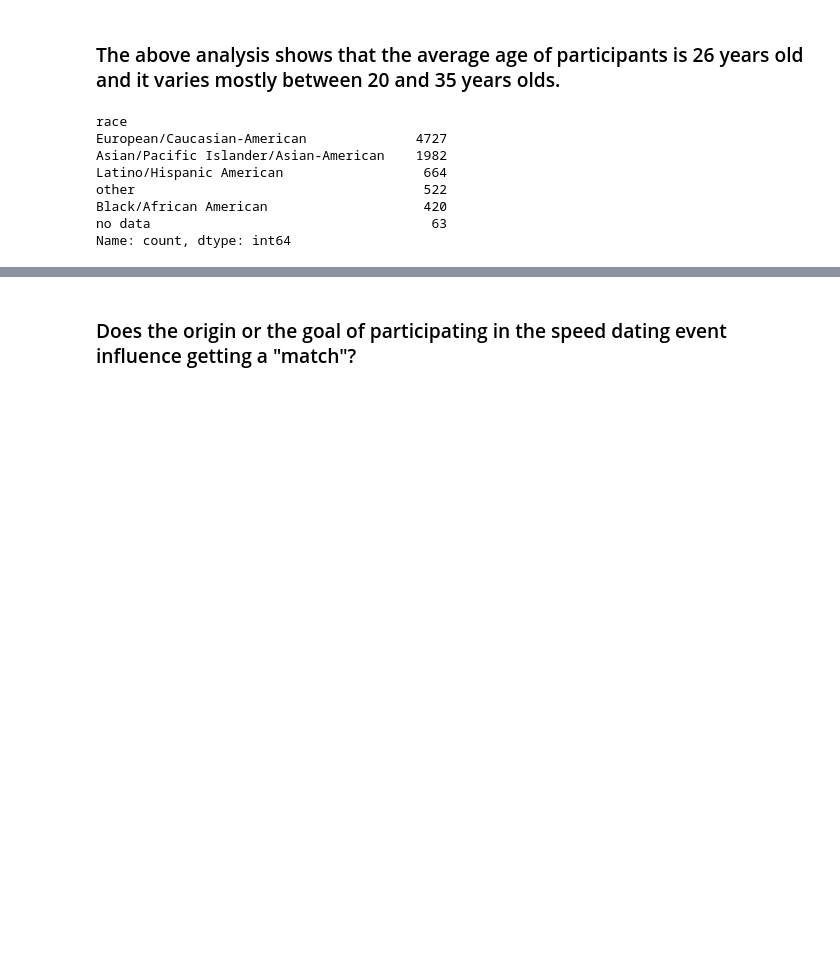
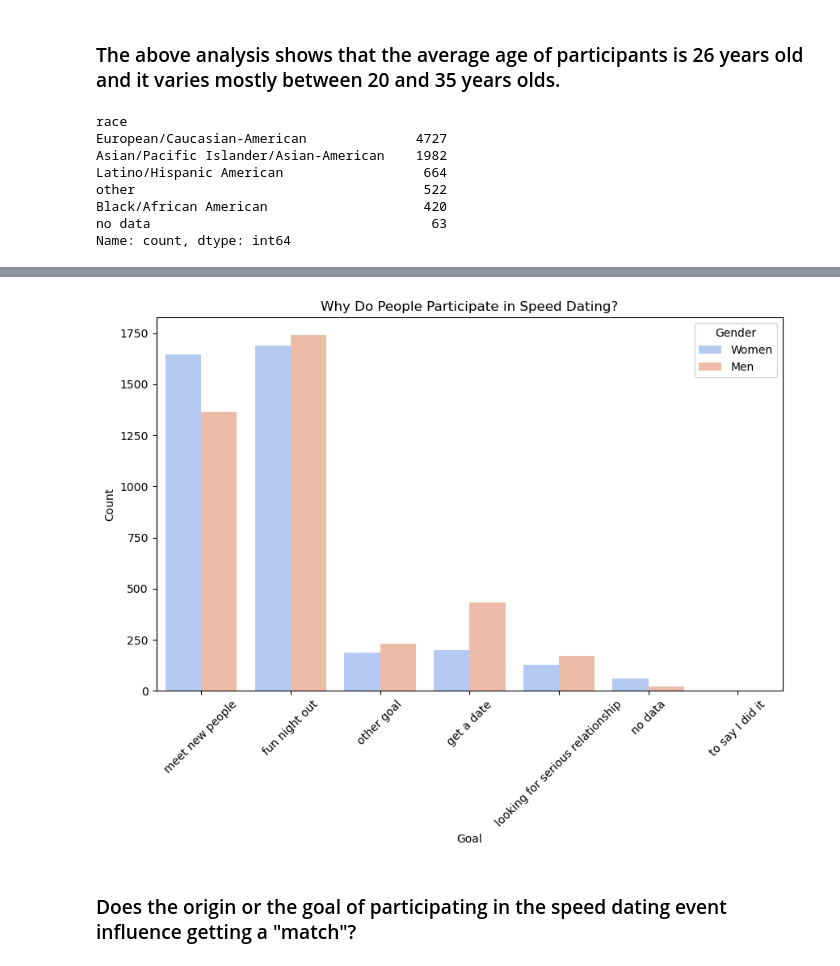
Before and after one commit to AgaHei/Speed_Dating_EDA, a Jupyter notebook: Project_Tinder_EDA.ipynb, the cells around one changed output, grey strips where cells are left out. Cells and saved outputs as stored; diff of their text form; code cells hidden in the pictures; blank space fills up the shorter version.

```diff
--- a/Project_Tinder_EDA.ipynb
+++ b/Project_Tinder_EDA.ipynb
@@ -287,6 +328,28 @@ array(['meet new people', 'fun night out', 'other goal', 'get a date',
 fig = px.histogram(df, x="goal", color="gender", category_orders=dict(goal=['meet new people', 'fun night out', 'other goal', 'get a date',
        'looking for serious relationship', 'no data', 'to say I dit it']), title="Why do people participate in Speed dating?")
 fig.show()
+# %%
+# Set figure size
+plt.figure(figsize=(10, 6))
+
+# Create Seaborn countplot (alternative to histogram for categorical data)
+sns.countplot(data=df, x="goal", hue="Gender", order=[
+    'meet new people', 'fun night out', 'other goal', 'get a date',
+    'looking for serious relationship', 'no data', 'to say I did it'
+], palette="coolwarm")
+
+# Add title & labels
+plt.title("Why Do People Participate in Speed Dating?")
+plt.xlabel("Goal")
+plt.ylabel("Count")
+
+# Rotate x-axis labels for better visibility
+plt.xticks(rotation=45)
+
+# Show the plot
+plt.show()
+# %% [output]
+[figure, added]
 # %% [markdown]
 ### Does the origin or the goal of participating in the speed dating event influence getting a "match"?
 # %%
```
Also changed, not shown: parts of 20 cells of this notebook.
